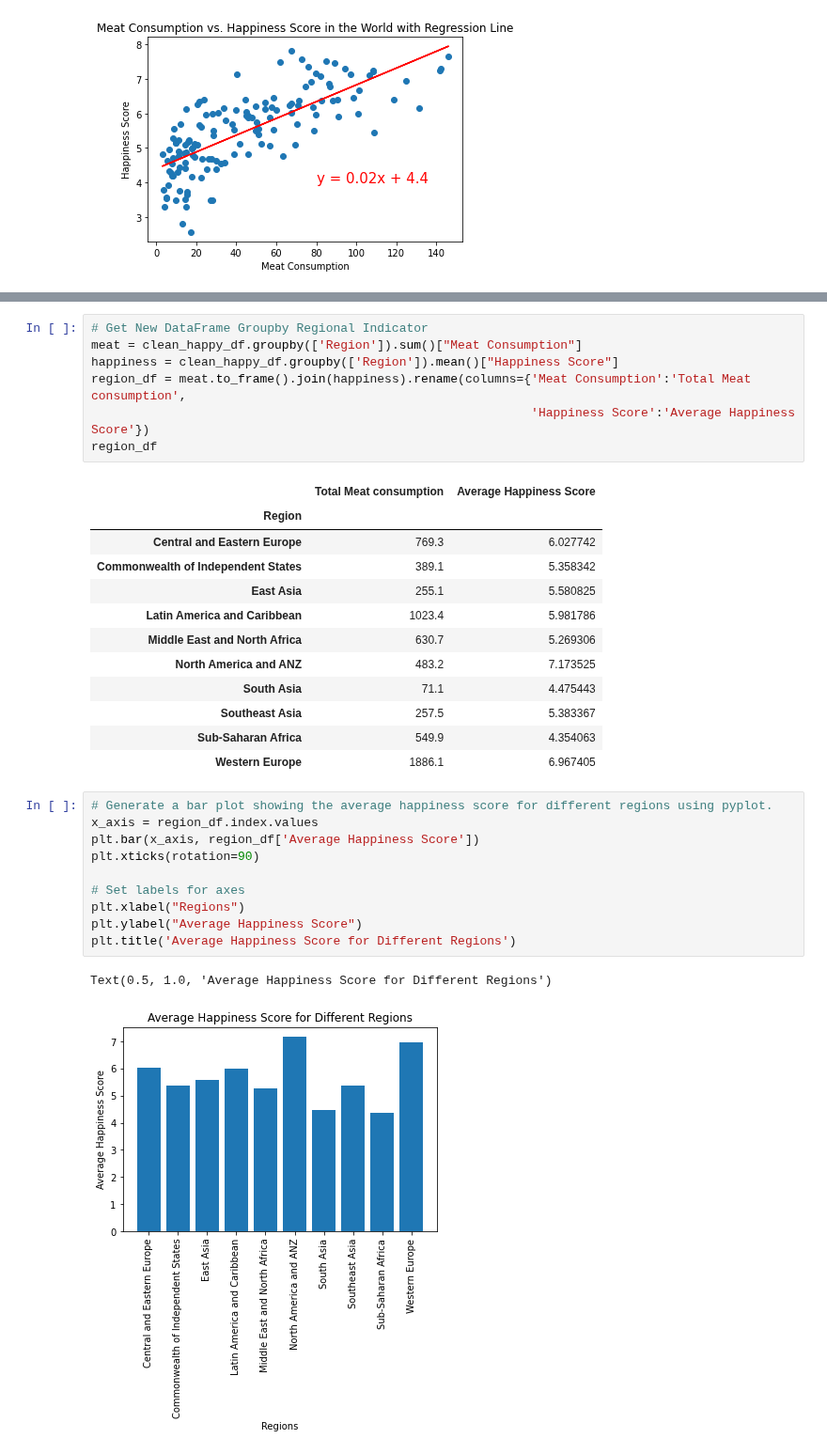
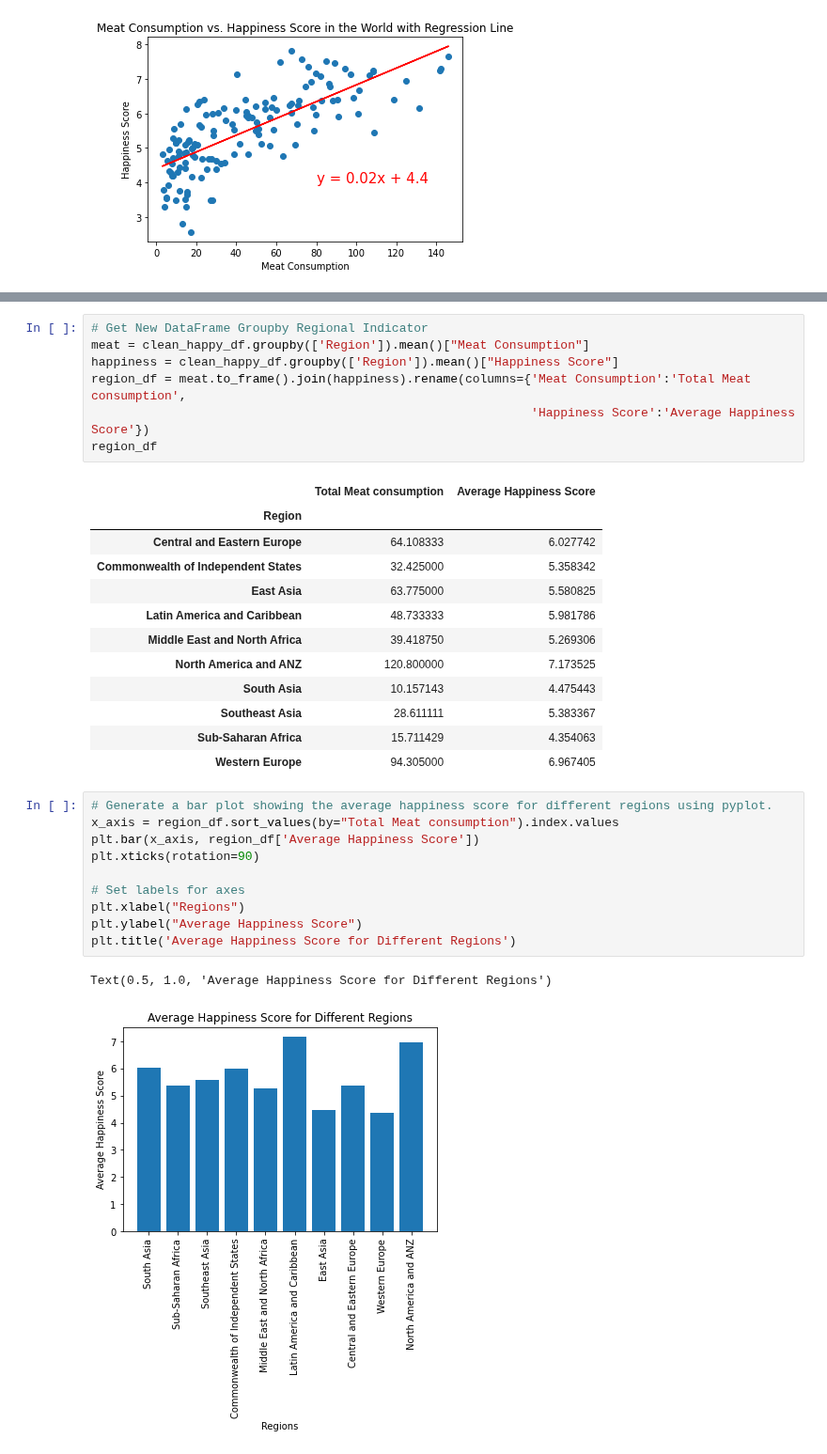
Before and after one commit to ermcgrew/bootcamp_project_one, a Jupyter notebook: data_analysis.ipynb, the cells around one changed output, grey strips where cells are left out. Shown at 94% size. Saved outputs shown, nothing was run; the diff lists cells and outputs as text.

Commit message:
update meat consump. vs. happiness score

```diff
--- a/data_analysis.ipynb
+++ b/data_analysis.ipynb
@@ -314,6 +314,6 @@ Bar and Pie Charts
 # %%
 # Get New DataFrame Groupby Regional Indicator
-meat = clean_happy_df.groupby(['Region']).sum()["Meat Consumption"]
+meat = clean_happy_df.groupby(['Region']).mean()["Meat Consumption"]
 happiness = clean_happy_df.groupby(['Region']).mean()["Happiness Score"]
 region_df = meat.to_frame().join(happiness).rename(columns={'Meat Consumption':'Total Meat consumption',
                                                             'Happiness Score':'Average Happiness Score'})
@@ -321,26 +321,26 @@ region_df
 # %% [output]
 |  | Total Meat consumption | Average Happiness Score |
 | Region |  |  |
-| Central and Eastern Europe | 769.3 | 6.027742 |
-| Commonwealth of Independent States | 389.1 | 5.358342 |
-| East Asia | 255.1 | 5.580825 |
-| Latin America and Caribbean | 1023.4 | 5.981786 |
-| Middle East and North Africa | 630.7 | 5.269306 |
-| North America and ANZ | 483.2 | 7.173525 |
-| South Asia | 71.1 | 4.475443 |
-| Southeast Asia | 257.5 | 5.383367 |
-| Sub-Saharan Africa | 549.9 | 4.354063 |
-| Western Europe | 1886.1 | 6.967405 |
+| Central and Eastern Europe | 64.108333 | 6.027742 |
+| Commonwealth of Independent States | 32.425000 | 5.358342 |
+| East Asia | 63.775000 | 5.580825 |
+| Latin America and Caribbean | 48.733333 | 5.981786 |
+| Middle East and North Africa | 39.418750 | 5.269306 |
+| North America and ANZ | 120.800000 | 7.173525 |
+| South Asia | 10.157143 | 4.475443 |
+| Southeast Asia | 28.611111 | 5.383367 |
+| Sub-Saharan Africa | 15.711429 | 4.354063 |
+| Western Europe | 94.305000 | 6.967405 |
 # %%
 # Generate a bar plot showing the average happiness score for different regions using pyplot.
-x_axis = region_df.index.values
+x_axis = region_df.sort_values(by="Total Meat consumption").index.values
 plt.bar(x_axis, region_df['Average Happiness Score'])
 plt.xticks(rotation=90)
 
 # Set labels for axes
 plt.xlabel("Regions")
 plt.ylabel("Average Happiness Score")
 plt.title('Average Happiness Score for Different Regions')
 # %% [output]
 Text(0.5, 1.0, 'Average Happiness Score for Different Regions')
-[figure, old version]
+[figure, new version]
```
Also changed, not shown: parts of 1 cell of this notebook.
